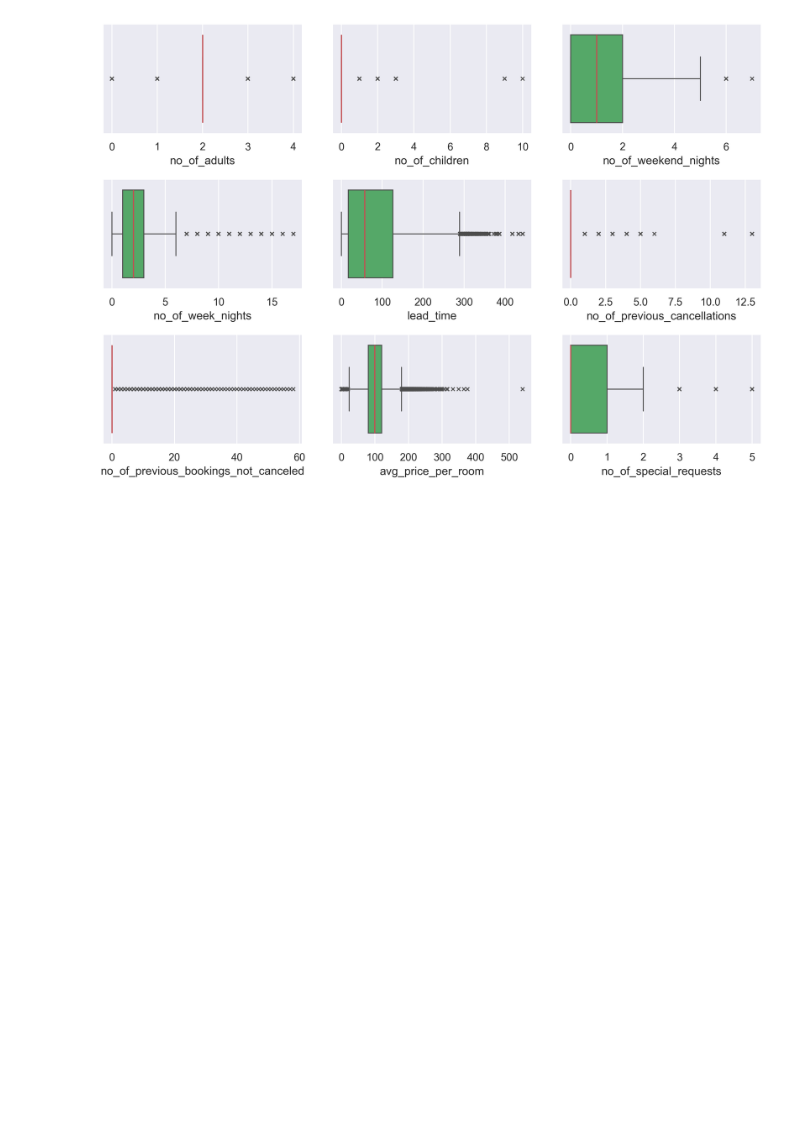
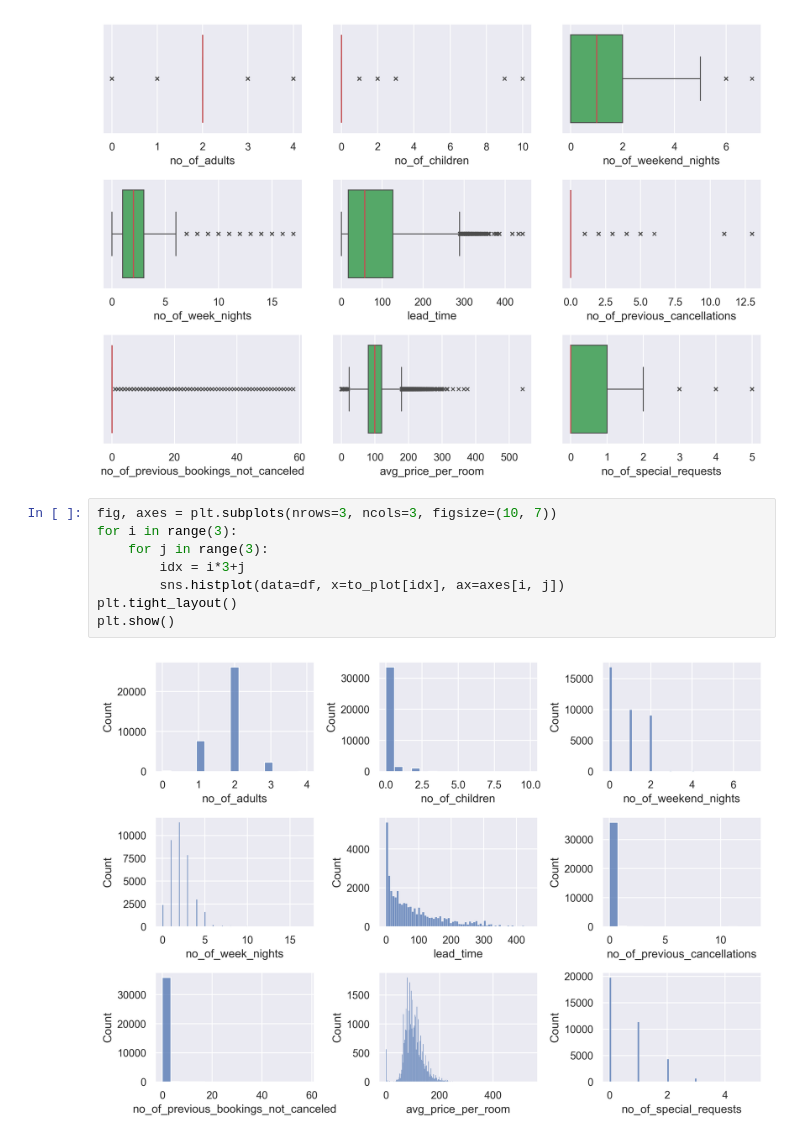
Before and after one commit to mateuszel/Hotel-Reservations-ML, a Jupyter notebook: eda.ipynb, the cells around one changed output. Drawn from its saved outputs; the diff is of its cells as text; blank space fills up the shorter version.

Commit message:
Added one more plot

```diff
--- a/eda.ipynb
+++ b/eda.ipynb
@@ -208,3 +202,13 @@ plt.show()
 # also tried moving the x-axis of each barplot(the values 0,2,4...) higher up but couldnt do that aswell
 # %% [output]
 [figure]
+# %%
+fig, axes = plt.subplots(nrows=3, ncols=3, figsize=(10, 7))
+for i in range(3):
+    for j in range(3):
+        idx = i*3+j
+        sns.histplot(data=df, x=to_plot[idx], ax=axes[i, j])
+plt.tight_layout()
+plt.show()
+# %% [output]
+[figure, added]
```
Also changed, not shown: parts of 4 cells of this notebook.
